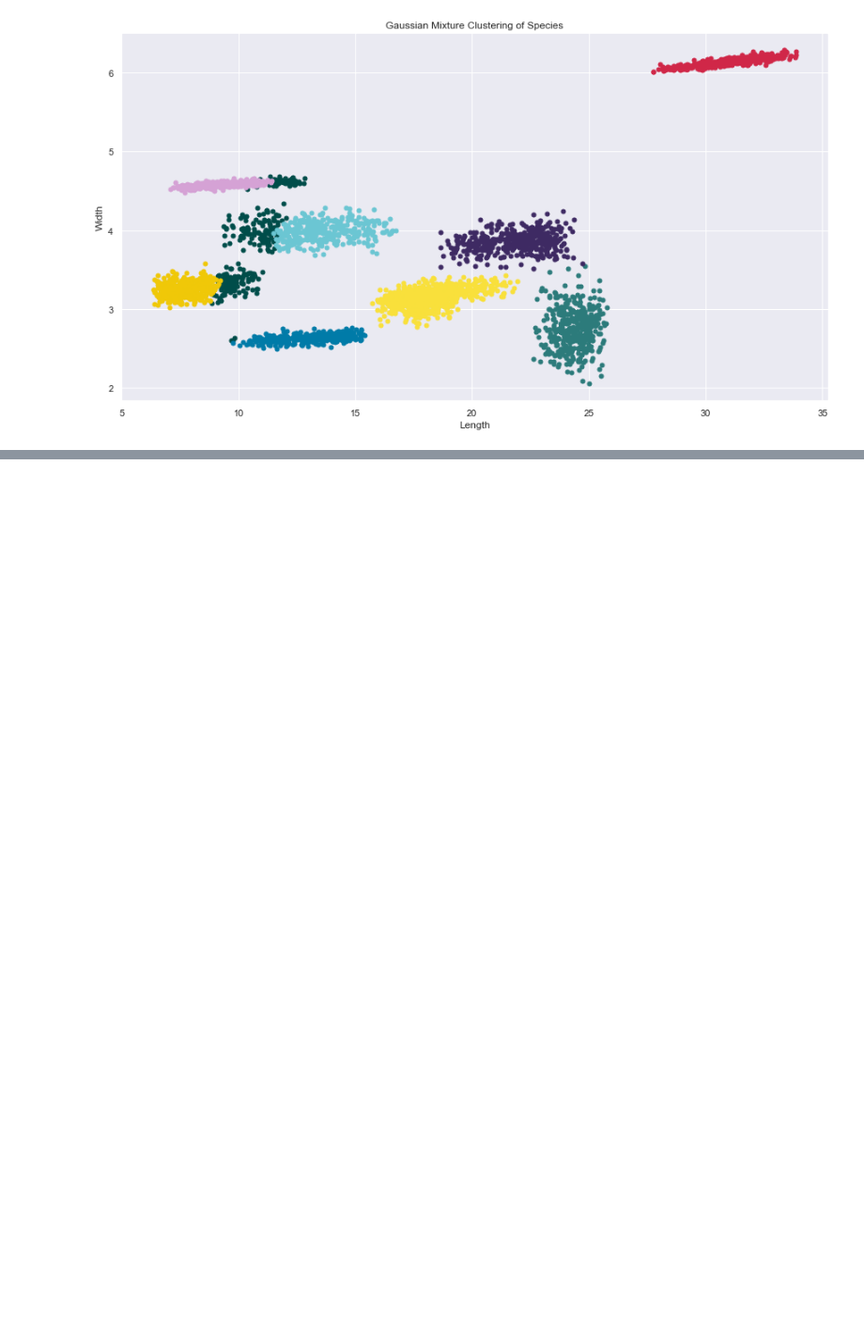
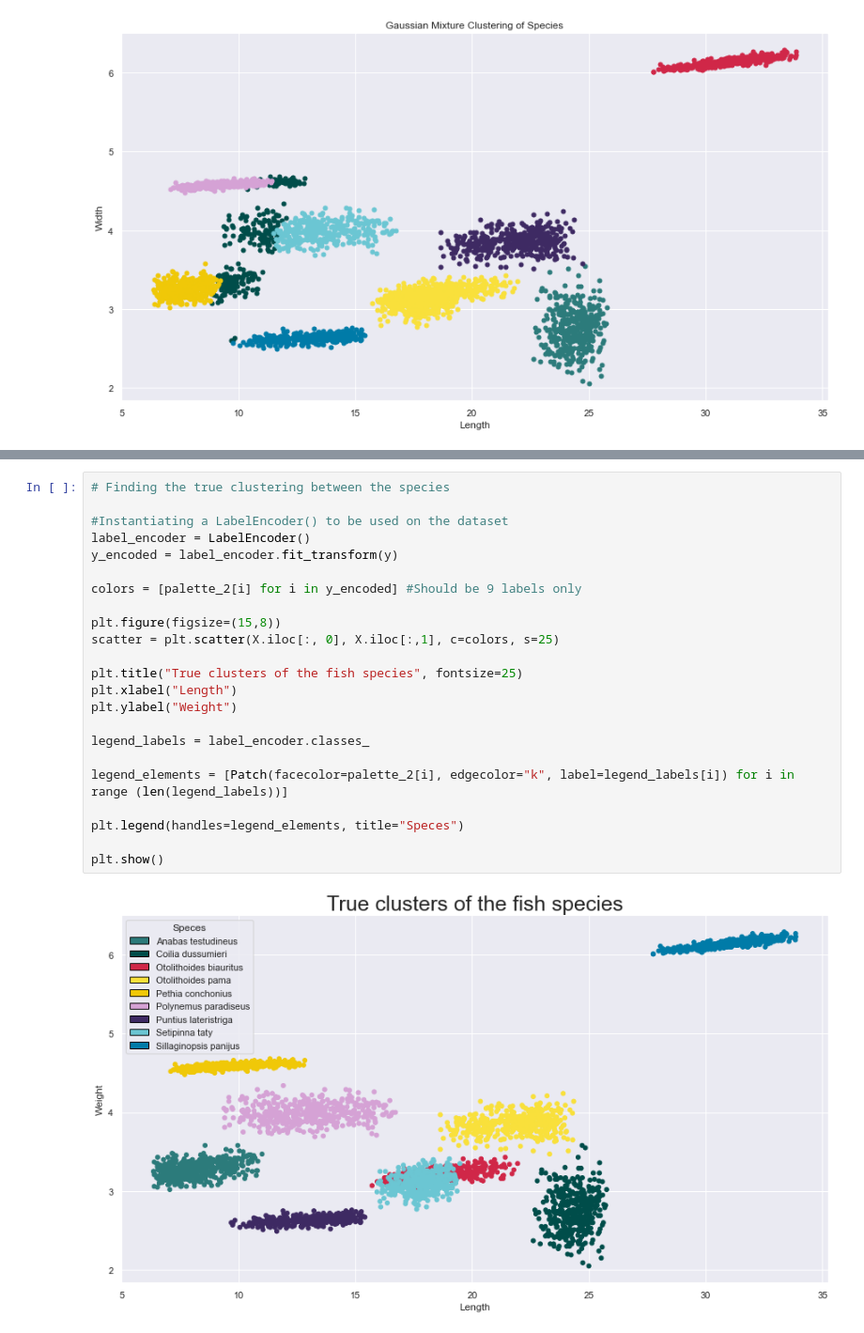
Before and after one commit to shrutikaren/fish_clustering_visualization, a Jupyter notebook: code.ipynb, the cells around one changed output, grey strips where cells are left out. Shown at 94% size. Drawn from its saved outputs; the diff is of its cells as text; blank space fills up the shorter version.

```diff
--- a/code.ipynb
+++ b/code.ipynb
@@ -191,0 +206,25 @@ plt.show()
+# %%
+# Finding the true clustering between the species
+
+#Instantiating a LabelEncoder() to be used on the dataset
+label_encoder = LabelEncoder()
+y_encoded = label_encoder.fit_transform(y)
+
+colors = [palette_2[i] for i in y_encoded] #Should be 9 labels only
+
+plt.figure(figsize=(15,8))
+scatter = plt.scatter(X.iloc[:, 0], X.iloc[:,1], c=colors, s=25)
+
+plt.title("True clusters of the fish species", fontsize=25)
+plt.xlabel("Length")
+plt.ylabel("Weight")
+
+legend_labels = label_encoder.classes_
+
+legend_elements = [Patch(facecolor=palette_2[i], edgecolor="k", label=legend_labels[i]) for i in range (len(legend_labels))]
+
+plt.legend(handles=legend_elements, title="Speces")
+
+plt.show()
+# %% [output]
+[figure, added]
```
Also changed, not shown: parts of 1 cell of this notebook.
